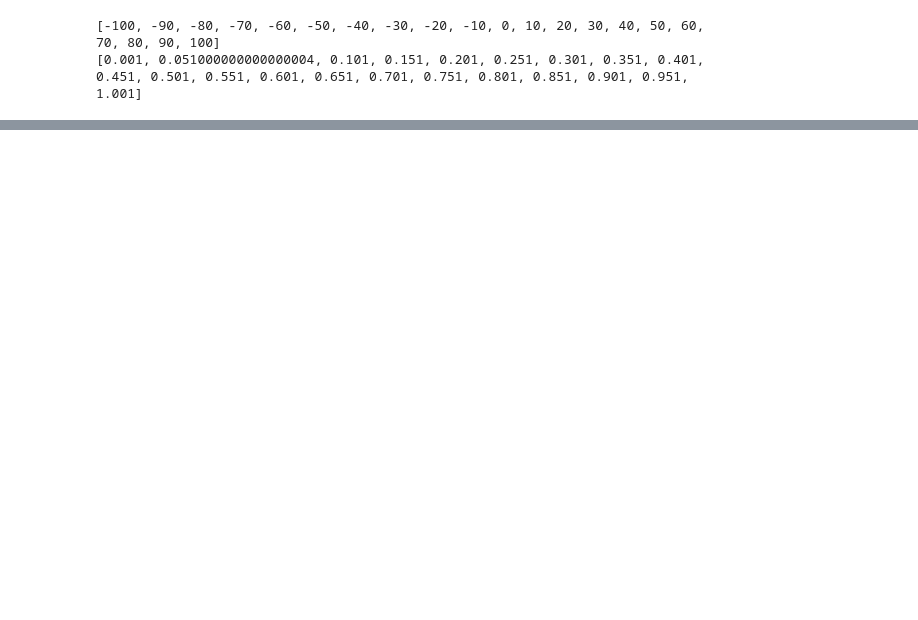
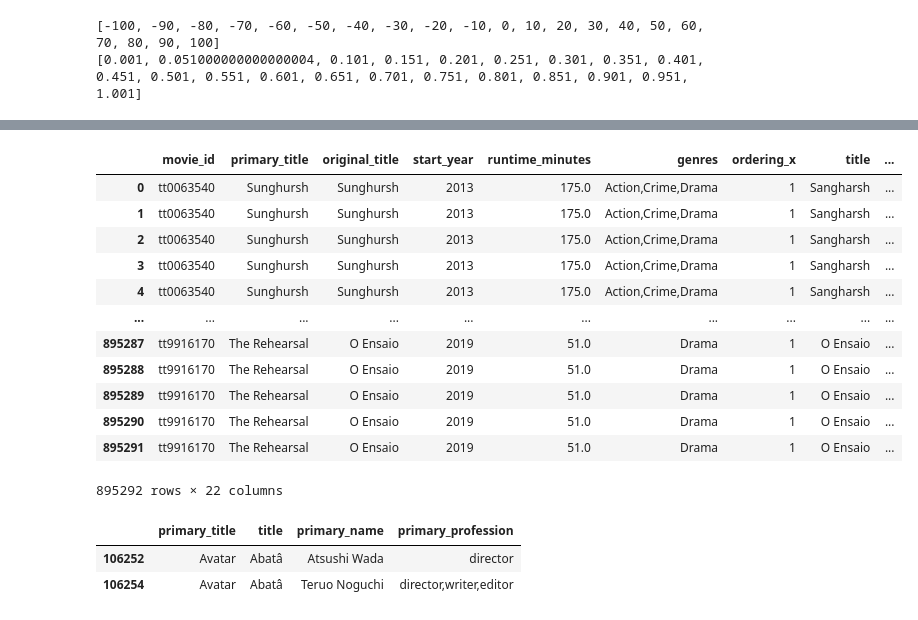
Before and after one commit to ACB-prgm/Phase1_Project, a Jupyter notebook: notebooks/RoughingIt.ipynb, the cells around one changed output, grey strips where cells are left out. Drawn from its saved outputs; the diff is of its cells as text; code cells hidden in the pictures; blank space fills up the shorter version.

```diff
--- a/notebooks/RoughingIt.ipynb
+++ b/notebooks/RoughingIt.ipynb
@@ -294,0 +345,31 @@ money_and_info_df
+# %%
+x = dfs.get("movie_info_df").drop_duplicates(subset="movie_id")
+y = dfs.get("movie_people_df")
+
+z = x.merge(y, on="movie_id")
+# %% [output]
+|  | movie_id | primary_title | original_title | start_year | runtime_minutes | genres | ordering_x | title | ... |
+| 0 | tt0063540 | Sunghursh | Sunghursh | 2013 | 175.0 | Action,Crime,Drama | 1 | Sangharsh | ... |
+| 1 | tt0063540 | Sunghursh | Sunghursh | 2013 | 175.0 | Action,Crime,Drama | 1 | Sangharsh | ... |
+| 2 | tt0063540 | Sunghursh | Sunghursh | 2013 | 175.0 | Action,Crime,Drama | 1 | Sangharsh | ... |
+| 3 | tt0063540 | Sunghursh | Sunghursh | 2013 | 175.0 | Action,Crime,Drama | 1 | Sangharsh | ... |
+| 4 | tt0063540 | Sunghursh | Sunghursh | 2013 | 175.0 | Action,Crime,Drama | 1 | Sangharsh | ... |
+| ... | ... | ... | ... | ... | ... | ... | ... | ... | ... |
+| 895287 | tt9916170 | The Rehearsal | O Ensaio | 2019 | 51.0 | Drama | 1 | O Ensaio | ... |
+| 895288 | tt9916170 | The Rehearsal | O Ensaio | 2019 | 51.0 | Drama | 1 | O Ensaio | ... |
+| 895289 | tt9916170 | The Rehearsal | O Ensaio | 2019 | 51.0 | Drama | 1 | O Ensaio | ... |
+| 895290 | tt9916170 | The Rehearsal | O Ensaio | 2019 | 51.0 | Drama | 1 | O Ensaio | ... |
+| 895291 | tt9916170 | The Rehearsal | O Ensaio | 2019 | 51.0 | Drama | 1 | O Ensaio | ... |
+895292 rows × 22 columns
+# %%
+# t = z[z.primary_title == "Titanic"]
+# t = t[t.primary_profession.str.contains("director")]
+# t[["title", "primary_name", "primary_profession"]]
+
+a = z[z.primary_title == "Avatar"]
+a = a[a.primary_profession.str.contains("director")]
+a[["primary_title", "title", "primary_name", "primary_profession"]]
+# %% [output]
+|  | primary_title | title | primary_name | primary_profession |
+| 106252 | Avatar | Abatâ | Atsushi Wada | director |
+| 106254 | Avatar | Abatâ | Teruo Noguchi | director,writer,editor |
```
Also changed, not shown: parts of 15 cells of this notebook, 3 other files.
